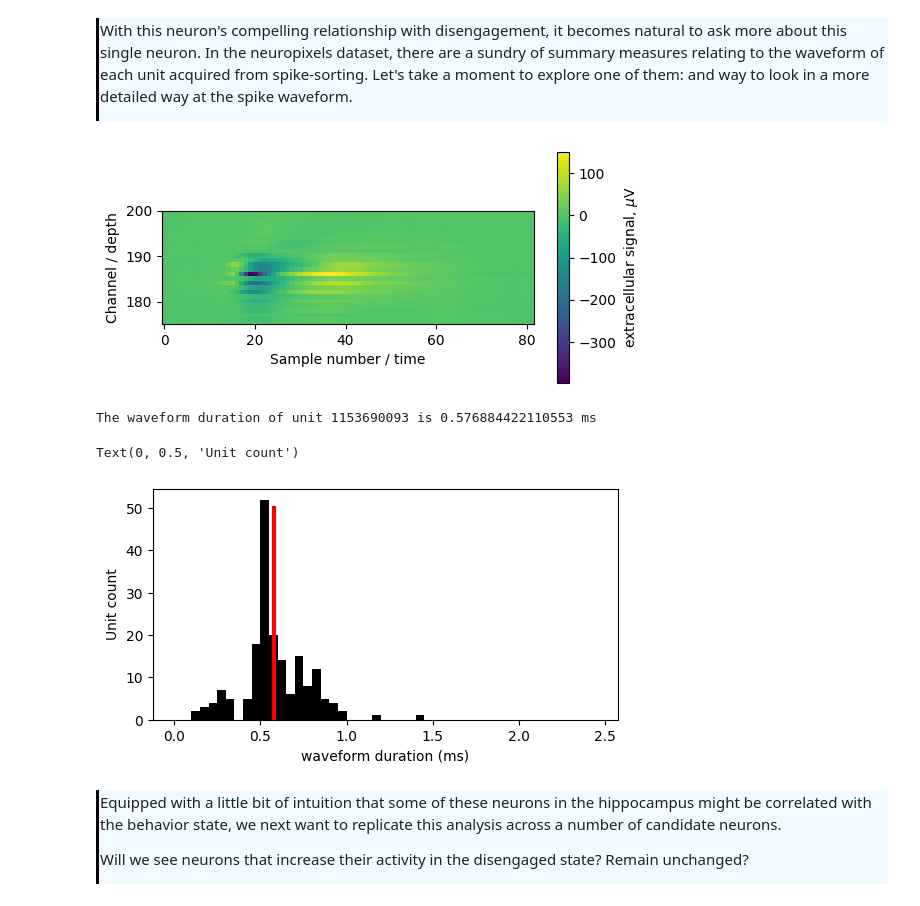
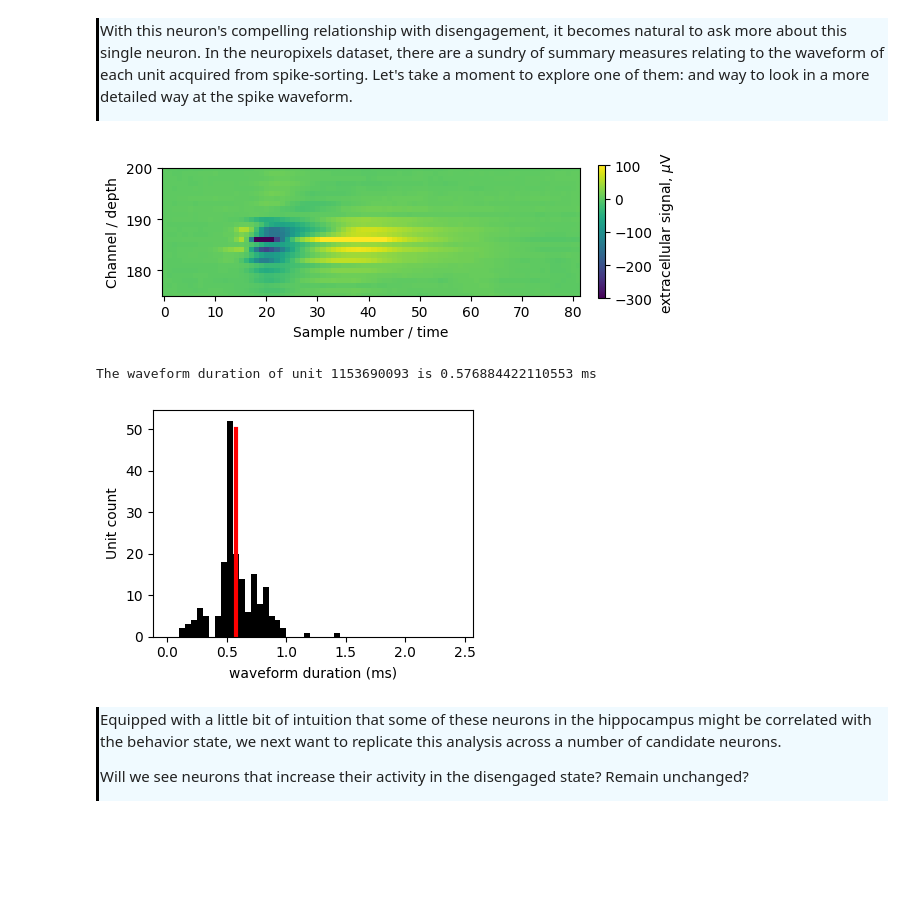
Before and after one commit to AllenSWDB/swdb_visualbehavior_template, a Jupyter notebook: code/Workshop1.ipynb, the cells around one changed output. Cells and saved outputs as stored; diff of their text form; code cells hidden in the pictures; blank space fills up the shorter version.

```diff
--- a/code/Workshop1.ipynb
+++ b/code/Workshop1.ipynb
@@ -618,34 +622,36 @@ plt.show()
 # %%
 # extract the waveforms table so that we can visulaize this neurons average waveform.
 waveforms = session.mean_waveforms
 
 unit_waveform = waveforms[unit]
 
 # plot this waveform over time and channel number depth.
 fig, ax = plt.subplots(figsize = [6,3])
-im = ax.imshow(unit_waveform, origin='lower')
+im = ax.imshow(unit_waveform, origin='lower', vmax = 100, vmin = -300, )
 ax.set_xlabel('Sample number / time')
 ax.set_ylabel('Channel / depth')
 ax.set_ylim([175,200])
-plt.colorbar(im, label='extracellular signal, $\mu$V')
+plt.colorbar(im, label='extracellular signal, $\mu$V', fraction=0.015, pad=0.04)
+plt.tight_layout()
 plt.show()
 # %% [output]
-[figure, old version]
+[figure, new version]
 # %%
 # Is this neuron a fast firing neuron?
 print('The waveform duration of unit {} is {} ms'.format(unit, final_unit_table.loc[unit].waveform_duration))
 
-#Histogram across all units
-fig, ax = plt.subplots(figsize=[6,3])
+# Histogram across all units
+fig, ax = plt.subplots(figsize=[4,3])
 _ = ax.hist(final_unit_table.waveform_duration, bins=np.arange(0, 2.5, 0.05), color='k')
 ax.plot([final_unit_table.loc[unit].waveform_duration,final_unit_table.loc[unit].waveform_duration],[0,50], color='r', lw = 3)
 
+# Formatting
 ax.set_xlabel('waveform duration (ms)')
 ax.set_ylabel('Unit count')
+plt.tight_layout()
 # %% [output]
 The waveform duration of unit 1153690093 is 0.576884422110553 ms
-Text(0, 0.5, 'Unit count')
-[figure, old version]
+[figure, new version]
 # %% [markdown]
 <div style="border-left: 3px solid #000; padding: 1px; padding-left: 10px; background: #F0FAFF; ">
 <p> Equipped with a little bit of intuition that some of these neurons in the hippocampus might be correlated with the behavior state, we next want to replicate this analysis across a number of candidate neurons.
```
Also changed, not shown: parts of 7 cells of this notebook.
